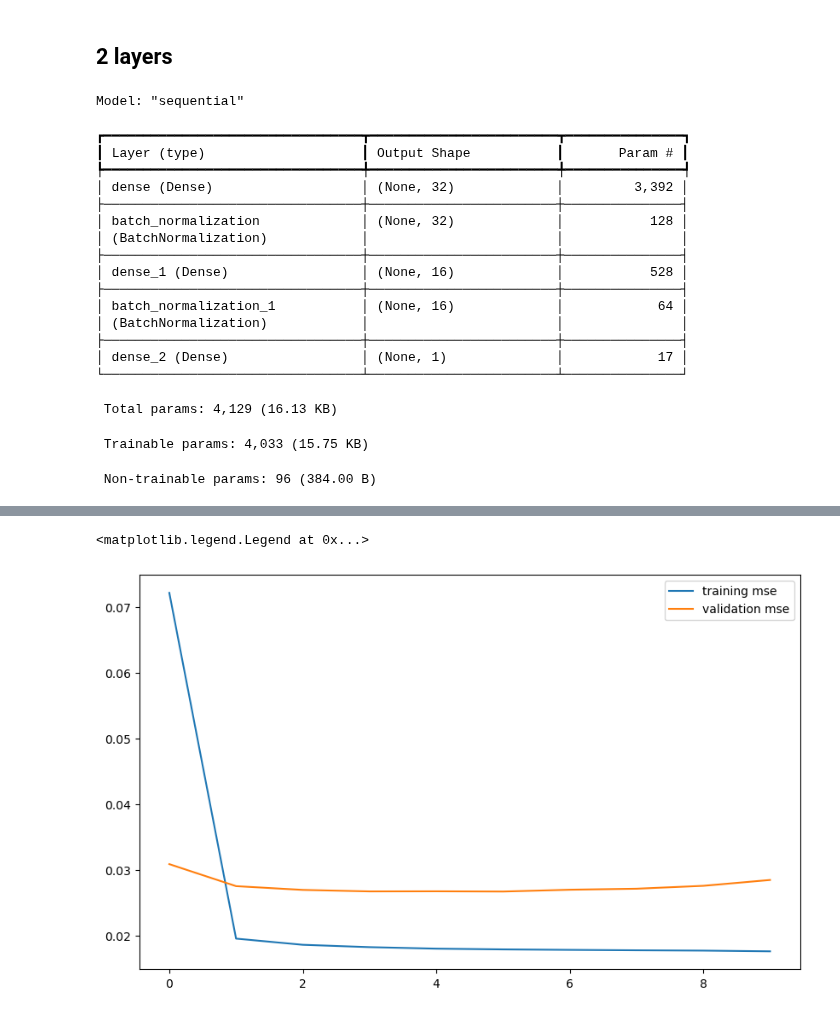
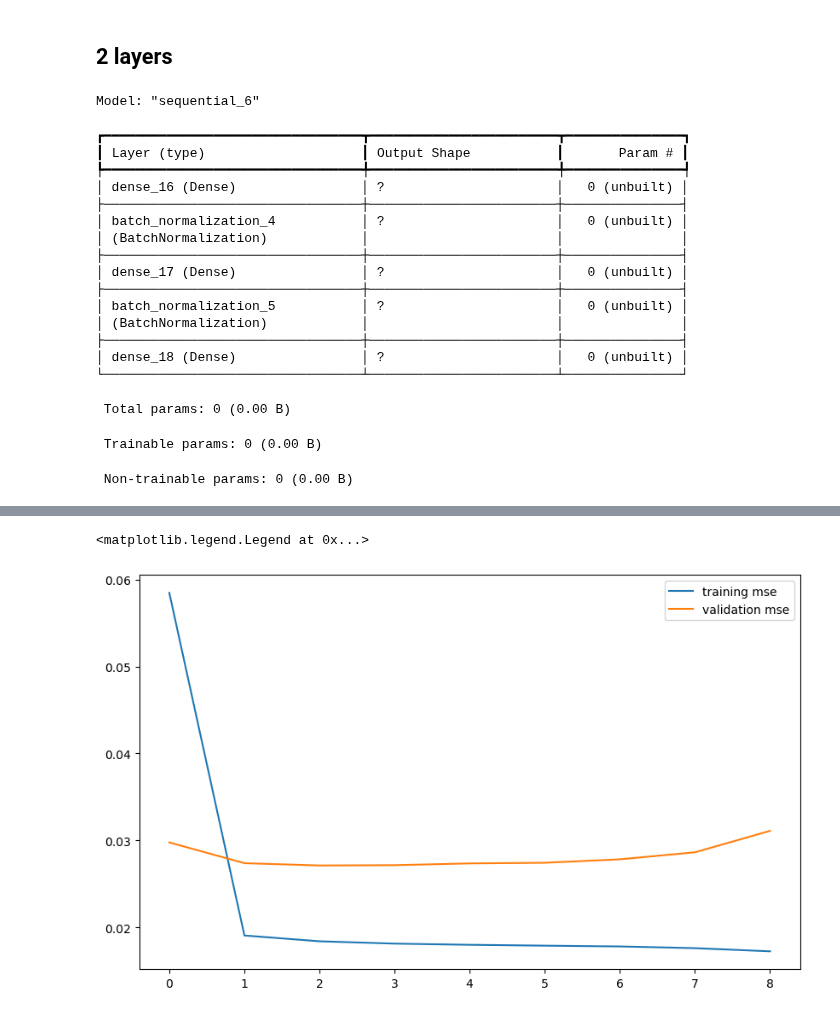
Before and after one commit to dr17549/BD2_coursework, a Jupyter notebook: Code/assignment.ipynb, the cells around one changed output, grey strips where cells are left out. Drawn from its saved outputs; the diff is of its cells as text; code cells hidden in the pictures.

```diff
--- a/Code/assignment.ipynb
+++ b/Code/assignment.ipynb
@@ -32,6 +32,7 @@ X_test, y_test = X.loc[test].values, y.loc[test].values
 # %% [markdown]
 ## 2 layers
 # %%
+# Batch normalization hugely improves the performance
 import tensorflow as tf
 tf.random.set_seed(999)
 from tensorflow.keras.models import Sequential
@@ -46,28 +47,18 @@ learning_rate = 1e-4
 lamda = 1e-5
 patience = 2
 
-# model architecture
-model = Sequential()
-model.add(Dense(32, input_dim=X_train.shape[1],
-                activation='relu',
-                kernel_regularizer = L1(lamda),
-                # initilizing the weight and bias with normal distribution with special condition
-                kernel_initializer = 'he_normal'))
-model.add(BatchNormalization())
-model.add(Dense(16, input_dim=X_train.shape[1],
-                activation='relu',
-                kernel_regularizer = L1(lamda),
-                # initilizing the weight and bias with normal distribution with special condition
-                kernel_initializer = 'he_normal'))
-model.add(BatchNormalization())
-# Output layer
-model.add(Dense(1, activation='linear',
-                kernel_regularizer = L1(lamda),
-                kernel_initializer = 'he_normal'))
-model.compile(loss='mse',
-              optimizer='Adam',
-              metrics = ['mse'])
+def create_model():
+    model = tf.keras.Sequential([
+        tf.keras.layers.Dense(64, activation='relu', kernel_regularizer = L1(lamda), kernel_initializer = 'he_normal'),
+        tf.keras.layers.BatchNormalization(),
+        tf.keras.layers.Dense(32, activation='relu', kernel_regularizer = L1(lamda), kernel_initializer = 'he_normal'),
+        tf.keras.layers.BatchNormalization(),
+        tf.keras.layers.Dense(1, activation='linear', kernel_regularizer = L1(lamda), kernel_initializer = 'he_normal')
+    ])
+    return model
 
+model = create_model()
+model.compile(optimizer='adam', loss='mse', metrics=['mse'])
 model.summary()
 history = model.fit(X_train, y_train,
                     epochs=100,
@@ -82,23 +73,23 @@ pd.Series(history.history['mse']).plot(ax=ax, label='training mse')
 pd.Series(history.history['val_mse']).plot(ax=ax, label='validation mse')
 ax.legend()
 # %% [output]
-Model: "sequential"
+Model: "sequential_6"
 ┏━━━━━━━━━━━━━━━━━━━━━━━━━━━━━━━━━┳━━━━━━━━━━━━━━━━━━━━━━━━┳━━━━━━━━━━━━━━━┓
 ┃ Layer (type)                    ┃ Output Shape           ┃       Param # ┃
 ┡━━━━━━━━━━━━━━━━━━━━━━━━━━━━━━━━━╇━━━━━━━━━━━━━━━━━━━━━━━━╇━━━━━━━━━━━━━━━┩
-│ dense (Dense)                   │ (None, 32)             │         3,392 │
+│ dense_16 (Dense)                │ ?                      │   0 (unbuilt) │
 ├─────────────────────────────────┼────────────────────────┼───────────────┤
-│ batch_normalization             │ (None, 32)             │           128 │
+│ batch_normalization_4           │ ?                      │   0 (unbuilt) │
 │ (BatchNormalization)            │                        │               │
 ├─────────────────────────────────┼────────────────────────┼───────────────┤
-│ dense_1 (Dense)                 │ (None, 16)             │           528 │
+│ dense_17 (Dense)                │ ?                      │   0 (unbuilt) │
 ├─────────────────────────────────┼────────────────────────┼───────────────┤
-│ batch_normalization_1           │ (None, 16)             │            64 │
+│ batch_normalization_5           │ ?                      │   0 (unbuilt) │
 │ (BatchNormalization)            │                        │               │
 ├─────────────────────────────────┼────────────────────────┼───────────────┤
-│ dense_2 (Dense)                 │ (None, 1)              │            17 │
+│ dense_18 (Dense)                │ ?                      │   0 (unbuilt) │
 └─────────────────────────────────┴────────────────────────┴───────────────┘
- Total params: 4,129 (16.13 KB)
+ Total params: 0 (0.00 B)
- Trainable params: 4,033 (15.75 KB)
+ Trainable params: 0 (0.00 B)
- Non-trainable params: 96 (384.00 B)
+ Non-trainable params: 0 (0.00 B)
 Epoch 1/100
@@ -124,2 +113,2 @@ Epoch 10/100
 <matplotlib.legend.Legend at 0x...>
-[figure, old version]
+[figure, new version]
```
Also changed, not shown: parts of 2 cells of this notebook, 1 other file.
